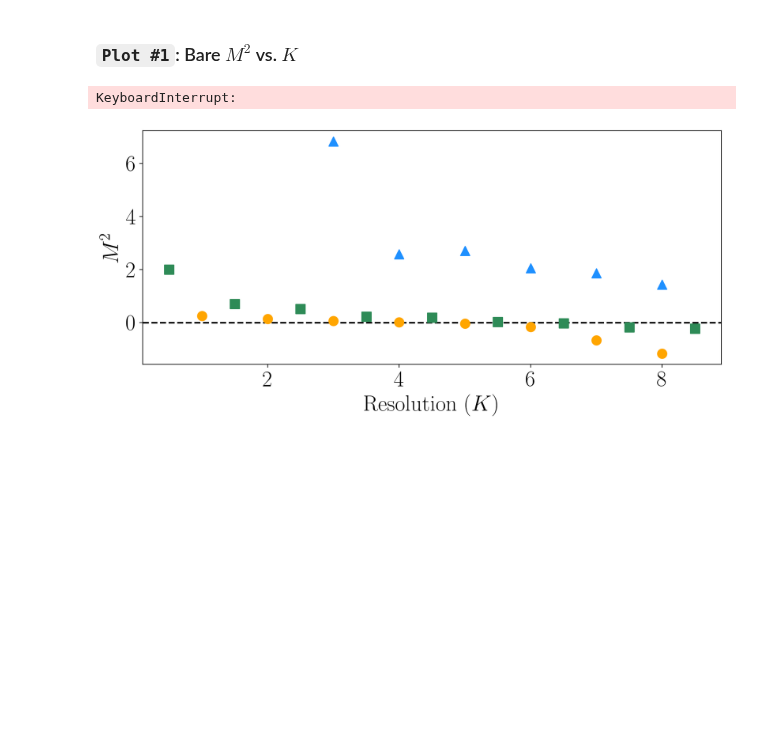
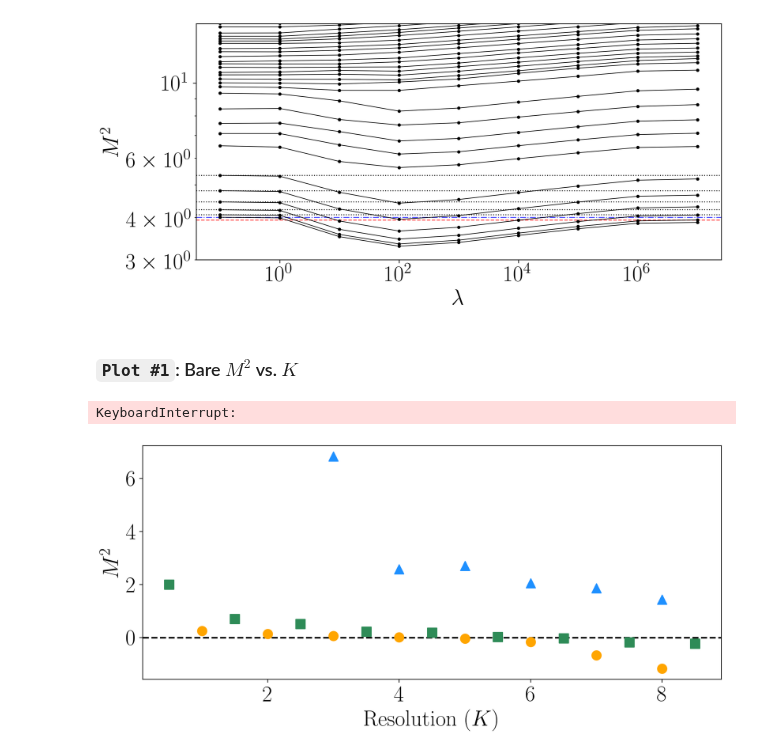
Before and after one commit to cgustin99/OpenParticle, a Jupyter notebook: models/Yukawa/plots.ipynb, the cells around one changed output. Drawn from its saved outputs; the diff is of its cells as text; code cells hidden in the pictures; blank space fills up the shorter version.

Commit message:
Fix lines on spectrum plot

```diff
--- a/models/Yukawa/plots.ipynb
+++ b/models/Yukawa/plots.ipynb
@@ -26,3 +73,55 @@ mb = 0.5
+# %%
+for res in integer_Ks:
+    ff_ffb_basis = (
+        get_sector_basis(resolution = res, n_fermions = 2, n_antifermions = 0, n_bosons = 0)
+        + get_sector_basis(resolution = res, n_fermions = 2, n_antifermions = 0, n_bosons = 1)
+        + get_sector_basis(resolution = res, n_fermions = 3, n_antifermions = 1, n_bosons = 0)
+        + get_sector_basis(resolution = res, n_fermions = 2, n_antifermions = 0, n_bosons = 2)
+    )
+    # hamiltonian = renormalized_yukawa_hamiltonian(res = res, t = t, treg = 0, g = 0, mf = mf, mb = mb)
+    hamiltonian = free_boson_Hamiltonian(res = res, mb = mb) + free_fermion_Hamiltonian(res = res, mf = mf)
+    tmp_mat_free = generate_matrix_hermitian(hamiltonian, ff_ffb_basis)
+    vals_free = np.linalg.eigvalsh(tmp_mat_free)
+# %%
+lambdas = 1/np.sqrt(ts)
+colors = plt.cm.viridis(np.linspace(0, 1, len(np.array(ff_ffb_fits)[0][np.array(ff_ffb_fits)[0] != None])))
+fig, ax = plt.subplots()
+# plt.figure(figsize=(10,5), dpi=200)
+fig.set_size_inches(10,5)
+fig.set_dpi(300)
+# axins = ax.inset_axes(
+#     [0.5, 1.1, 0.75, 0.5],
+    # xlim=(min(lambdas), max(lambdas)), ylim=(0, 100), xticklabels=[], yticklabels=[])
+
+
+for i, curve in enumerate(np.array(ff_ffb_fits).T):
+    if i <= 5 or (i > 5 and i % 10 == 0):
+        # ax.plot(lambdas, np.array(curve), color = colors[i], linewidth = 0.7, marker = '.', markeredgecolor = 'black', zorder = 2, markeredgewidth = 0.5)
+        ax.plot(lambdas, np.array(curve), color = 'k', linewidth = 0.7, marker = '.', markeredgecolor = 'black', zorder = 2, markeredgewidth = 0.5)
+
+# plt.axhline(y = mf**2, color = 'green', linestyle = '--', alpha = 0.7, linewidth = 2,zorder = -1)
+ax.axhline(y = 4*mf**2, color = 'blue', linestyle = '-.', alpha = 0.7, linewidth = 1,zorder = -1)
+ax.axhline(y=min(nonrelativistic_yukawa(0.3, mf, mb)) * 2*2*mf + (2*mf)**2, color='r', alpha = 0.7,linestyle = '--', linewidth = 1, zorder = -1)
+# plt.plot(lambdas, ff_ffb_fits, 'ro')
+# plt.ylabel(r"$\lim\limits_{K \rightarrow \infty} M^2$")
+ax.set_ylabel(f"$M^2$")
+# ax.set_xlabel(r"$\lambda^{-2}$")
+ax.set_xlabel(r"$\lambda$")
+ax.set_xscale('log')
+for eigenvalue in range(1, 6):
+    plt.axhline(y = vals_free[eigenvalue], linestyle = 'dotted', alpha = 1, linewidth = 1, color = 'k', zorder = -1)
+
+# ax.indicate_inset_zoom(axins, edgecolor="black")
+
+
+plt.yscale('log')
+plt.ylim(3, 15)
+# plt.legend()
+plt.tight_layout()
+plt.savefig('../M2_vs_lambda_full_spectrum.pdf')
+plt.show()
+# %% [output]
+[figure, added]
 # %% [markdown]
 ### `Plot #1`: Bare $M^2$ vs. $K$
 # %%
```
Also changed, not shown: parts of 1 cell of this notebook.
